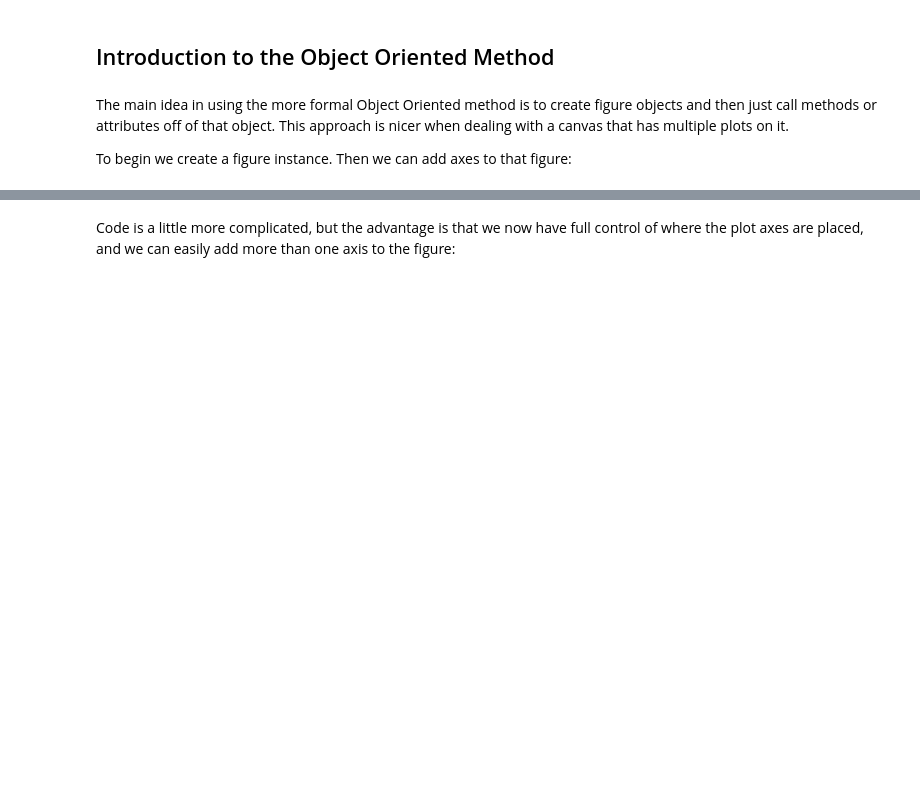
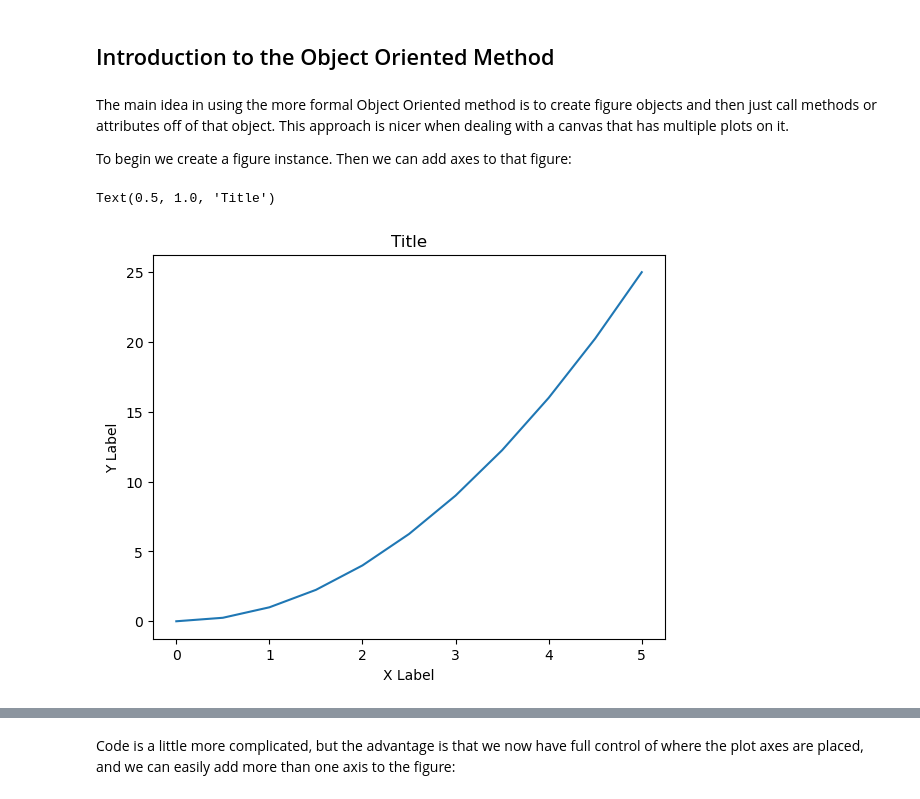
Before and after one commit to LuisReyes98/udemy-machine-learning, a Jupyter notebook: 05-Data-Visualization-with-Matplotlib/01-Matplotlib Concepts Lecture.ipynb, the cells around one changed output, grey strips where cells are left out. Saved outputs shown, nothing was run; the diff lists cells and outputs as text; code cells hidden in the pictures; blank space fills up the shorter version.

```diff
--- a/05-Data-Visualization-with-Matplotlib/01-Matplotlib Concepts Lecture.ipynb
+++ b/05-Data-Visualization-with-Matplotlib/01-Matplotlib Concepts Lecture.ipynb
@@ -95,6 +106,19 @@ Now that we've seen the basics, let's break it all down with a more formal intro
 The main idea in using the more formal Object Oriented method is to create figure objects and then just call methods or attributes off of that object. This approach is nicer when dealing with a canvas that has multiple plots on it.
 
 To begin we create a figure instance. Then we can add axes to that figure:
+# %%
+# Create Figure (empty canvas)
+fig = plt.figure()
+# fig.add_axes([left, bottom, width, height])
+axes = fig.add_axes([0.1, 0.1, 0.8, 0.8]) # left, bottom, width, height (range 0 to 1)
+
+axes.plot(x,y)
+axes.set_xlabel('X Label')  # Notice the use of set_ to begin methods
+axes.set_ylabel('Y Label')
+axes.set_title('Title')
+# %% [output]
+Text(0.5, 1.0, 'Title')
+[figure, added]
 # %%
 # Create Figure (empty canvas)
 fig = plt.figure()
```
Also changed, not shown: parts of 20 cells of this notebook, 2 other files.
